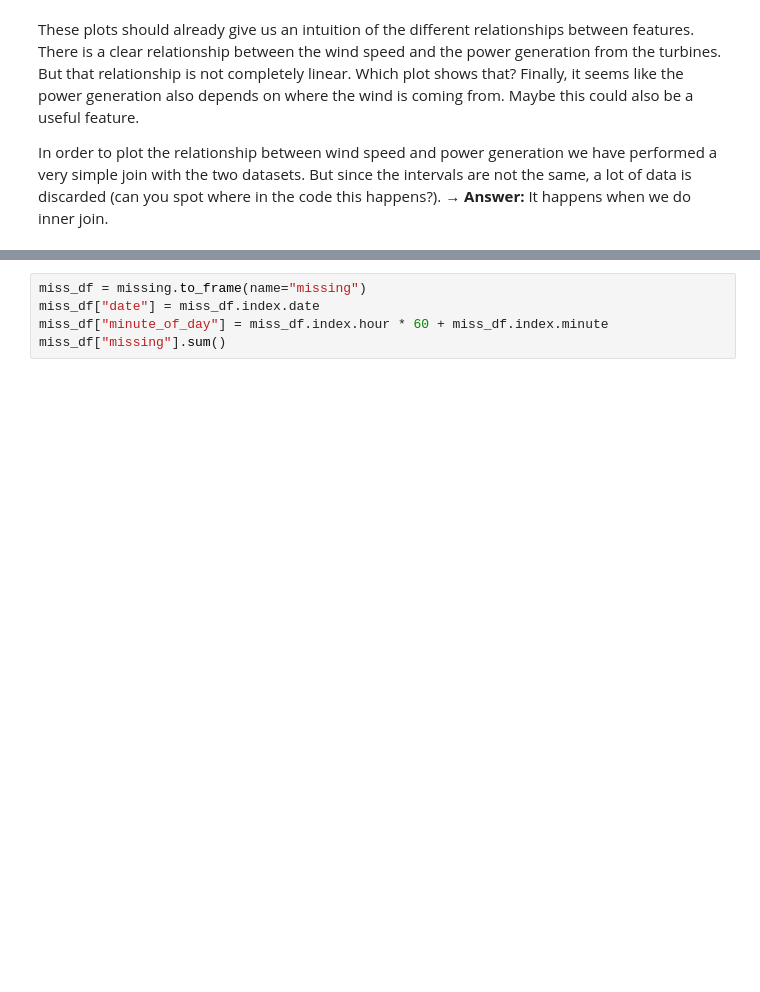
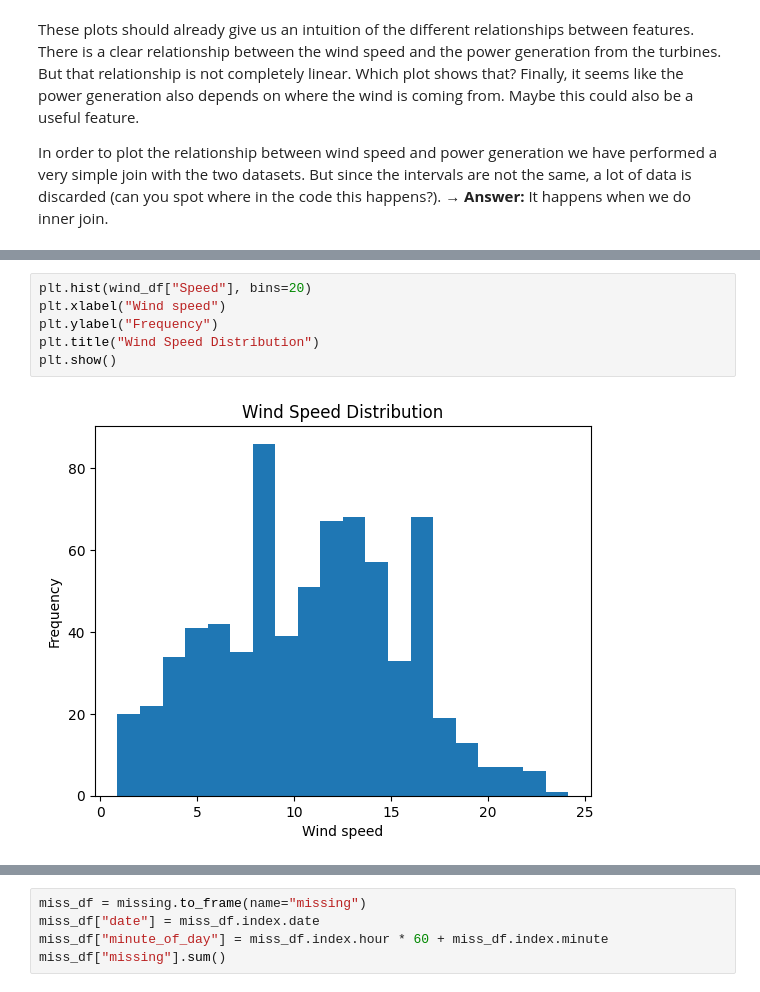
Before and after one commit to maribelpreite/orkney-wind-energy-forecasting, a Jupyter notebook: exploration.ipynb, the cells around one changed output, grey strips where cells are left out. Saved outputs shown, nothing was run; the diff lists cells and outputs as text; blank space fills up the shorter version.

```diff
--- a/exploration.ipynb
+++ b/exploration.ipynb
@@ -340,0 +361,8 @@ In order to plot the relationship between wind speed and power generation we hav
+# %%
+plt.hist(wind_df["Speed"], bins=20)
+plt.xlabel("Wind speed")
+plt.ylabel("Frequency")
+plt.title("Wind Speed Distribution")
+plt.show()
+# %% [output]
+[figure, added]
```
Also changed, not shown: parts of 13 cells of this notebook.
